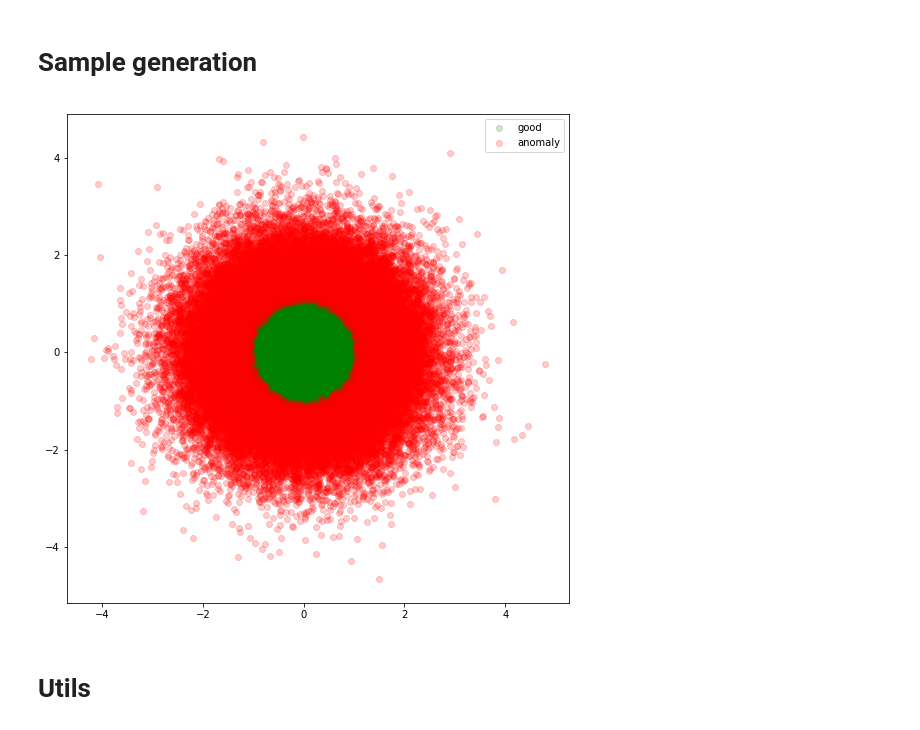
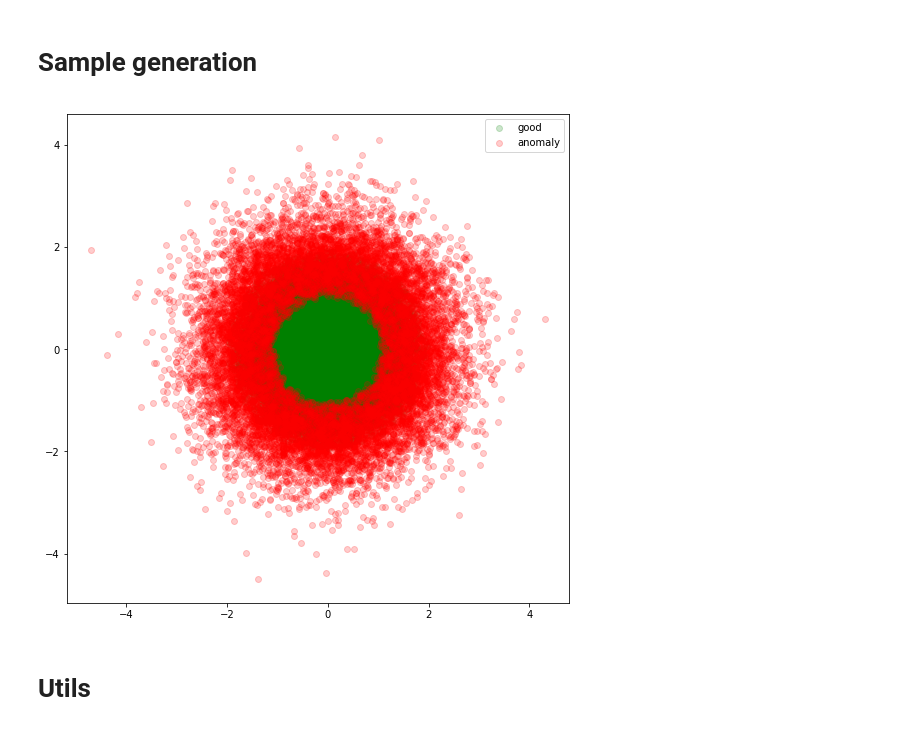
Before and after one commit to HSE-LAMBDA/one_plus_e, a Jupyter notebook: experiments/toy_example_true.ipynb, the cells around one changed output. Cells and saved outputs as stored; diff of their text form; code cells hidden in the pictures.

Commit message:
Toy example plots added

```diff
--- a/experiments/toy_example_true.ipynb
+++ b/experiments/toy_example_true.ipynb
@@ -11,17 +11,17 @@ from evaluation import get_anomaly_metrics
 # %% [markdown]
 # Sample generation
 # %%
-X_data = np.random.normal(size=(102400, 2))
+X_data = np.random.normal(size=(40240, 2))
 r = np.sqrt(X_data[:, 0] ** 2 + X_data[:, 1] ** 2)
 labels = 1 - np.random.binomial(1, p=1 - np.minimum(np.maximum(r - 1, 0), 1))
 
 plt.figure(figsize=(9, 9))
 plt.scatter(X_data[labels == 0, 0], X_data[labels == 0, 1], color='green', alpha=0.2, label='good')
 plt.scatter(X_data[labels == 1, 0], X_data[labels == 1, 1], color='red', alpha=0.2, label='anomaly')
 plt.legend()
 plt.show()
 # %% [output]
-[figure, old version]
+[figure, new version]
 # %% [markdown]
 # Utils
 # %%
```
Also changed, not shown: parts of 38 cells of this notebook, 1 other file.
